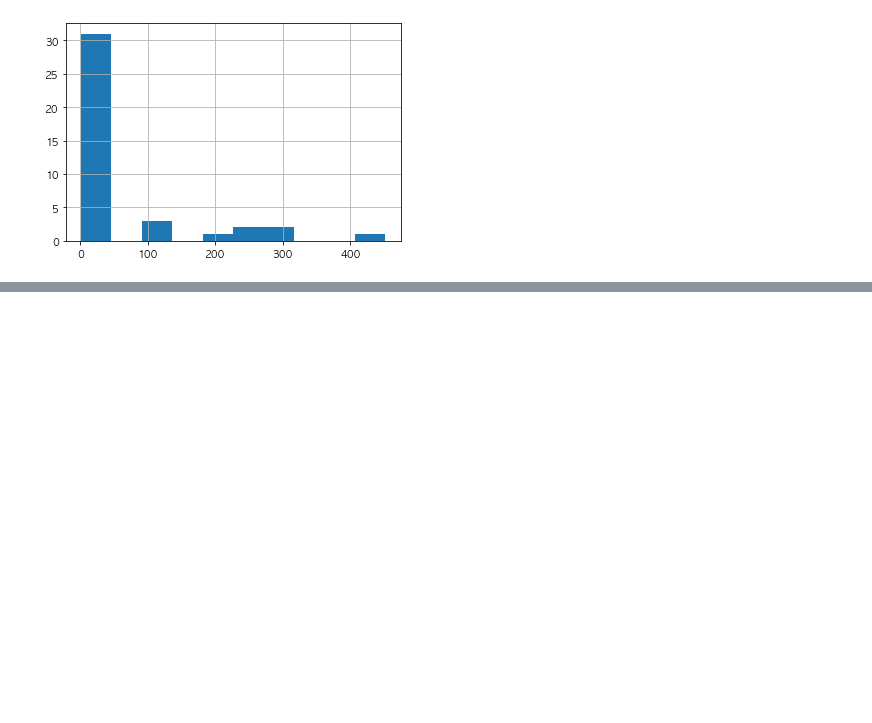
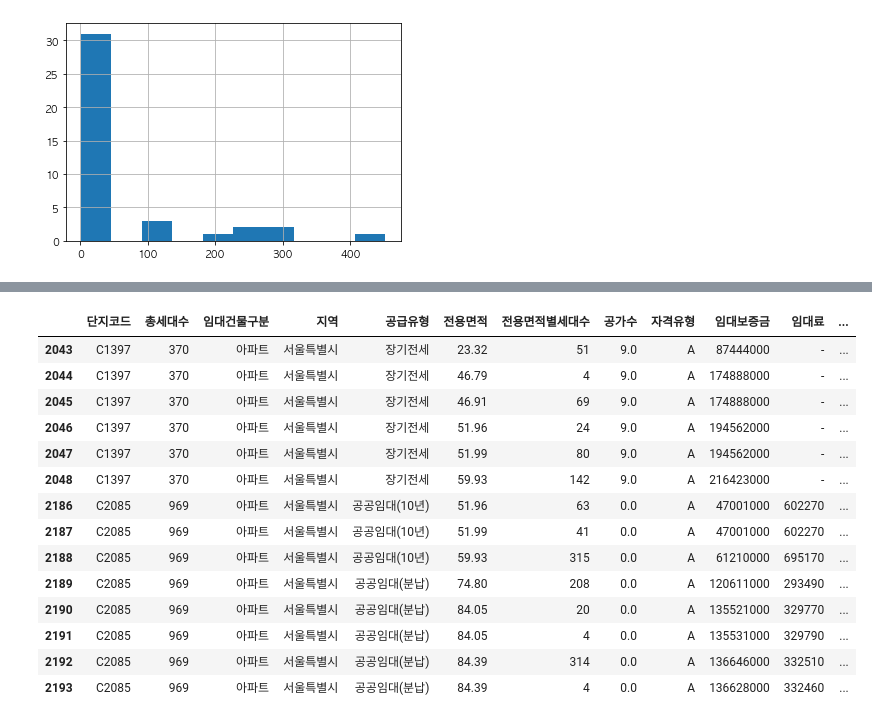
Before and after one commit to dddonghwa/Dacon, a Jupyter notebook: parking_demand/0719_error_description.ipynb, the cells around one changed output, grey strips where cells are left out. Saved outputs shown, nothing was run; the diff lists cells and outputs as text; code cells hidden in the pictures; blank space fills up the shorter version.

```diff
--- a/parking_demand/class31_0716_dacon.ipynb
+++ b/parking_demand/0719_error_description.ipynb
@@ -226,0 +265,18 @@ Name: 차이, dtype: float64
+# %%
+train[(train['단지코드']=='C2085')|(train["단지코드"]== 'C1397')]
+# %% [output]
+|  | 단지코드 | 총세대수 | 임대건물구분 | 지역 | 공급유형 | 전용면적 | 전용면적별세대수 | 공가수 | 자격유형 | 임대보증금 | 임대료 | ... |
+| 2043 | C1397 | 370 | 아파트 | 서울특별시 | 장기전세 | 23.32 | 51 | 9.0 | A | 87444000 | - | ... |
+| 2044 | C1397 | 370 | 아파트 | 서울특별시 | 장기전세 | 46.79 | 4 | 9.0 | A | 174888000 | - | ... |
+| 2045 | C1397 | 370 | 아파트 | 서울특별시 | 장기전세 | 46.91 | 69 | 9.0 | A | 174888000 | - | ... |
+| 2046 | C1397 | 370 | 아파트 | 서울특별시 | 장기전세 | 51.96 | 24 | 9.0 | A | 194562000 | - | ... |
+| 2047 | C1397 | 370 | 아파트 | 서울특별시 | 장기전세 | 51.99 | 80 | 9.0 | A | 194562000 | - | ... |
+| 2048 | C1397 | 370 | 아파트 | 서울특별시 | 장기전세 | 59.93 | 142 | 9.0 | A | 216423000 | - | ... |
+| 2186 | C2085 | 969 | 아파트 | 서울특별시 | 공공임대(10년) | 51.96 | 63 | 0.0 | A | 47001000 | 602270 | ... |
+| 2187 | C2085 | 969 | 아파트 | 서울특별시 | 공공임대(10년) | 51.99 | 41 | 0.0 | A | 47001000 | 602270 | ... |
+| 2188 | C2085 | 969 | 아파트 | 서울특별시 | 공공임대(10년) | 59.93 | 315 | 0.0 | A | 61210000 | 695170 | ... |
+| 2189 | C2085 | 969 | 아파트 | 서울특별시 | 공공임대(분납) | 74.80 | 208 | 0.0 | A | 120611000 | 293490 | ... |
+| 2190 | C2085 | 969 | 아파트 | 서울특별시 | 공공임대(분납) | 84.05 | 20 | 0.0 | A | 135521000 | 329770 | ... |
+| 2191 | C2085 | 969 | 아파트 | 서울특별시 | 공공임대(분납) | 84.05 | 4 | 0.0 | A | 135531000 | 329790 | ... |
+| 2192 | C2085 | 969 | 아파트 | 서울특별시 | 공공임대(분납) | 84.39 | 314 | 0.0 | A | 136646000 | 332510 | ... |
+| 2193 | C2085 | 969 | 아파트 | 서울특별시 | 공공임대(분납) | 84.39 | 4 | 0.0 | A | 136628000 | 332460 | ... |
```
Also changed, not shown: parts of 13 cells of this notebook, 4 other files.
